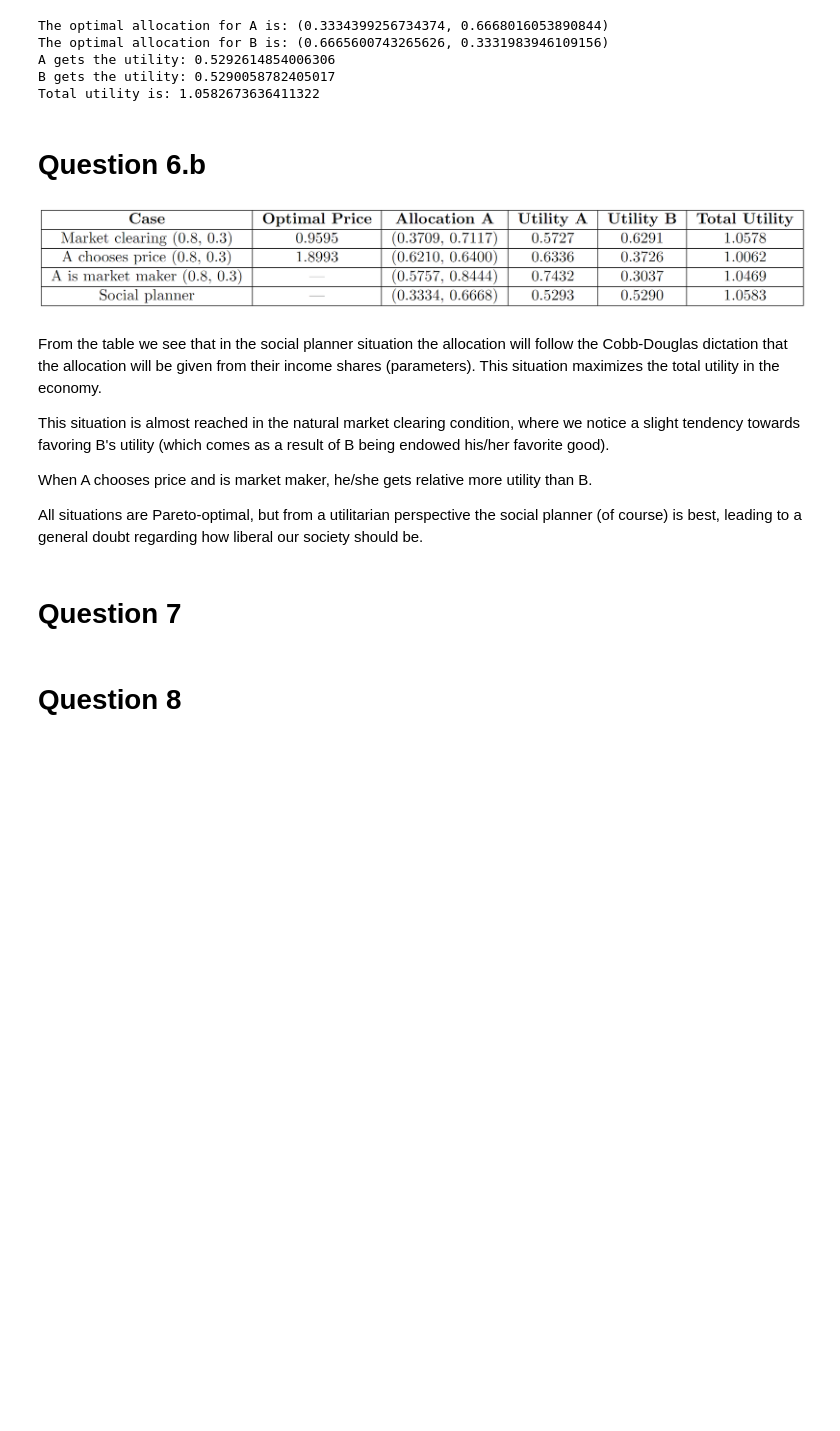
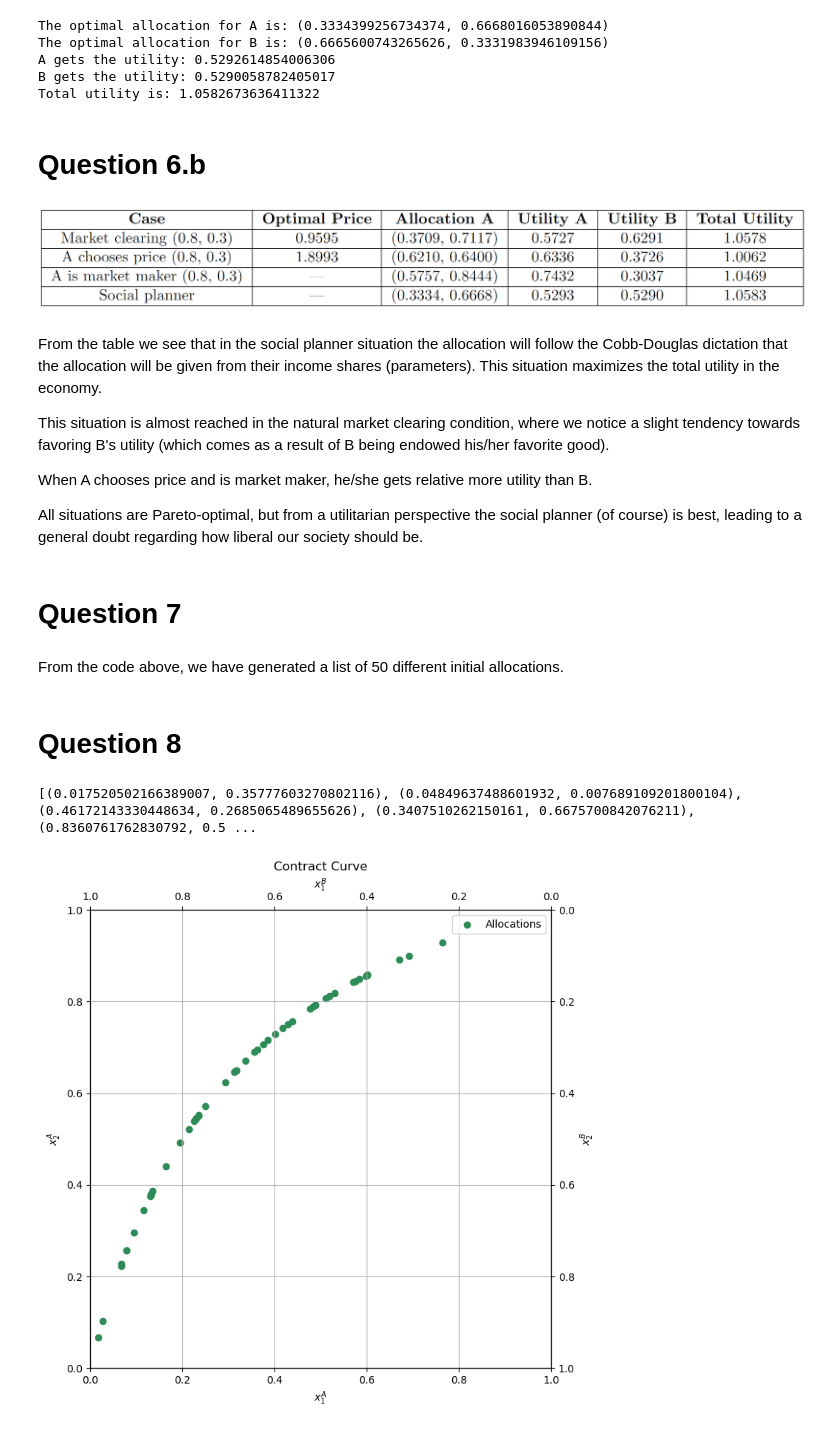
Before and after one commit to NumEconCopenhagen/projects-2024-anders-2-don-1, a Jupyter notebook: inauguralproject/inauguralproject.ipynb, the cells around one changed output. Drawn from its saved outputs; the diff is of its cells as text; code cells hidden in the pictures; blank space fills up the shorter version.

```diff
--- a/inauguralproject/inauguralproject.ipynb
+++ b/inauguralproject/inauguralproject.ipynb
@@ -347,5 +347,72 @@ import random
 
 # Create a list of 50 tuples, each with two random numbers between 0 and 1
 random_initial_allocations = [(random.uniform(0, 1), random.uniform(0, 1)) for _ in range(50)]
+# %% [markdown]
+From the code above, we have generated a list of 50 different initial allocations.
 # %% [markdown]
 # Question 8
+# %%
+economy2 = ExchangeEconomyClass2()
+Allocations = []
+
+print(random_initial_allocations)
+
+for w1A, w2A in random_initial_allocations:
+
+    def total_market_error(price):
+        error1, error2 = economy2.check_market_clearing(price, w1A, w2A)
+        return abs(error1)+abs(error2)
+
+    initial_guess = 0.5
+    price_bounds = [(None, None)]
+    result = minimize(total_market_error, initial_guess,  method='Nelder-Mead', bounds=price_bounds)
+    market_clearing_price = result.x[0]
+    if economy2.demand_A(market_clearing_price, w1A, w2A)[0] > 1 or economy2.demand_A(market_clearing_price, w1A, w2A)[1] > 1:
+        continue
+    else:
+        Allocations.append(economy2.demand_A(market_clearing_price, w1A, w2A))
+
+
+
+
+import matplotlib.pyplot as plt
+
+# Assuming Allocations is your list of tuples with (x1A, x2A)
+x1Aplot, x2Aplot = zip(*Allocations)  # Unpacks the list of tuples into two lists
+
+
+
+# Create the plot
+plt.figure(figsize=(8, 8))  # Making the plot larger to clearly see all points
+plt.scatter(x1Aplot, x2Aplot, color=maincolor, label='Allocations')  # Plotting the allocations
+plt.title('Contract Curve')
+plt.xlabel('$x_1^A$')
+plt.ylabel('$x_2^A$')
+
+# Setting the primary axes limits
+plt.xlim(0, 1)  # Setting the x-axis limits
+plt.ylim(0, 1)  # Setting the y-axis limits
+
+# Adding a grid for better visibility
+plt.grid(True)
+
+# Adding a legend
+plt.legend()
+
+# Adding secondary axes for Consumer B
+ax2 = plt.gca().twinx()  # Creates a secondary y-axis
+ax2.set_ylabel('$x_2^B$')
+ax2.set_ylim(0, 1)  # Setting the secondary y-axis limits to mirror primary y-axis
+
+ax3 = plt.gca().twiny()  # Creates a secondary x-axis
+ax3.set_xlabel('$x_1^B$')
+ax3.set_xlim(0, 1)  # Setting the secondary x-axis limits to mirror primary x-axis
+
+# Invert the secondary axes to show allocations to B as the remainder
+ax2.invert_yaxis()
+ax3.invert_xaxis()
+
+plt.show()
+# %% [output]
+[(0.017520502166389007, 0.35777603270802116), (0.04849637488601932, 0.007689109201800104), (0.46172143330448634, 0.2685065489655626), (0.3407510262150161, 0.6675700842076211), (0.8360761762830792, 0.5 ...
+[figure, added]
```
Also changed, not shown: parts of 6 cells of this notebook.
